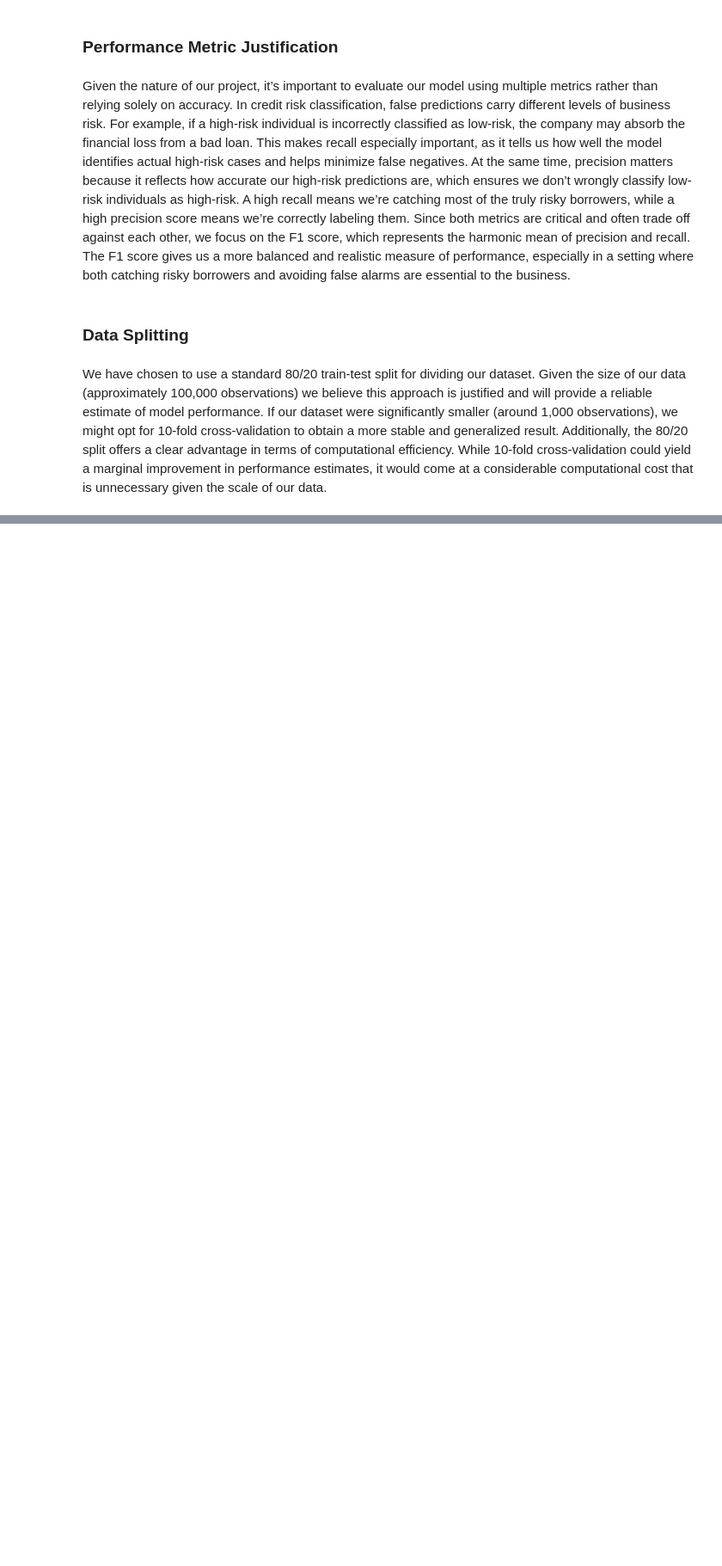
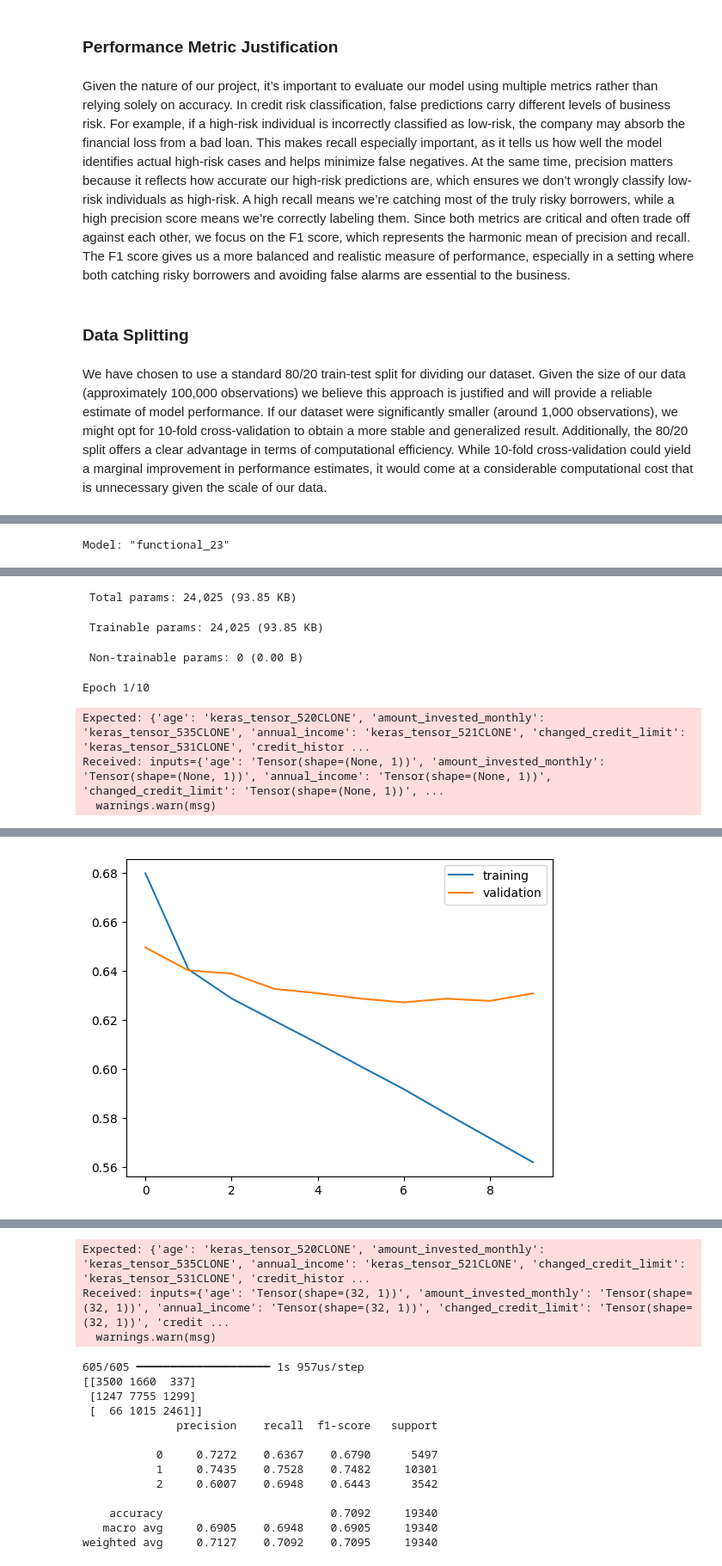
Before and after one commit to colew658/wide_and_deep_nn, a Jupyter notebook: credit_score_nn.ipynb, the cells around one changed output, grey strips where cells are left out. Shown: that part at 86% size. Saved outputs shown, nothing was run; the diff lists cells and outputs as text; code cells hidden in the pictures; blank space fills up the shorter version.

```diff
--- a/credit_score_nn.ipynb
+++ b/credit_score_nn.ipynb
@@ -379,0 +501,21 @@ Epoch 10/10
+# %%
+crosses = [
+    "occupation_X_credit_mix",
+    "payment_of_min_amount_X_payment_behaviour",
+]
+
+hidden_units = [128, 64, 32]
+
+training_model = build_wide_deep_networks(crosses, hidden_units)
+
+
+history = training_model.fit(
+    processed_train_ds,
+    epochs=10,
+    validation_data=processed_test_ds,
+    verbose=2,
+)
+plot()
+get_performance()
+# %% [output]
+Model: "functional_23"
@@ -379,0 +539,7 @@ Epoch 10/10
+ Total params: 24,025 (93.85 KB)
+ Trainable params: 24,025 (93.85 KB)
+ Non-trainable params: 0 (0.00 B)
+Epoch 1/10
+Expected: {'age': 'keras_tensor_520CLONE', 'amount_invested_monthly': 'keras_tensor_535CLONE', 'annual_income': 'keras_tensor_521CLONE', 'changed_credit_limit': 'keras_tensor_531CLONE', 'credit_histor ...
+Received: inputs={'age': 'Tensor(shape=(None, 1))', 'amount_invested_monthly': 'Tensor(shape=(None, 1))', 'annual_income': 'Tensor(shape=(None, 1))', 'changed_credit_limit': 'Tensor(shape=(None, 1))', ...
+  warnings.warn(msg)
@@ -379,0 +565 @@ Epoch 10/10
+[figure, added]
@@ -379,0 +567,16 @@ Epoch 10/10
+Expected: {'age': 'keras_tensor_520CLONE', 'amount_invested_monthly': 'keras_tensor_535CLONE', 'annual_income': 'keras_tensor_521CLONE', 'changed_credit_limit': 'keras_tensor_531CLONE', 'credit_histor ...
+Received: inputs={'age': 'Tensor(shape=(32, 1))', 'amount_invested_monthly': 'Tensor(shape=(32, 1))', 'annual_income': 'Tensor(shape=(32, 1))', 'changed_credit_limit': 'Tensor(shape=(32, 1))', 'credit ...
+  warnings.warn(msg)
+605/605 ━━━━━━━━━━━━━━━━━━━━ 1s 957us/step
+[[3500 1660  337]
+ [1247 7755 1299]
+ [  66 1015 2461]]
+              precision    recall  f1-score   support
+
+           0     0.7272    0.6367    0.6790      5497
+           1     0.7435    0.7528    0.7482     10301
+           2     0.6007    0.6948    0.6443      3542
+
+    accuracy                         0.7092     19340
+   macro avg     0.6905    0.6948    0.6905     19340
+weighted avg     0.7127    0.7092    0.7095     19340
```
Also changed, not shown: parts of 31 cells of this notebook.
